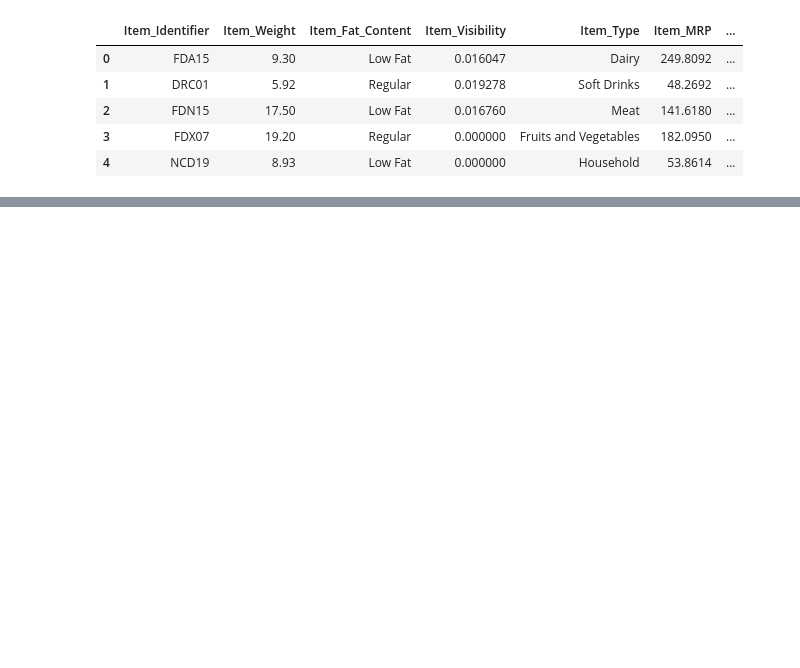
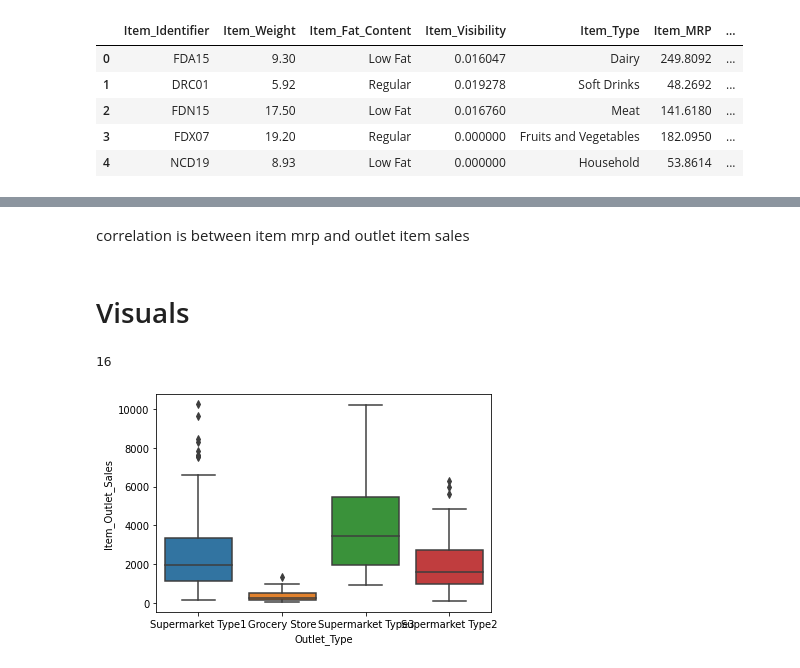
Before and after one commit to mariahjackson91/sales-predictions, a Jupyter notebook: Project_1_Final.ipynb, the cells around one changed output, grey strips where cells are left out. Drawn from its saved outputs; the diff is of its cells as text; code cells hidden in the pictures; blank space fills up the shorter version.

```diff
--- a/Project_1_Final.ipynb
+++ b/Project_1_Final.ipynb
@@ -448,0 +181,14 @@ The R2 model performed best on the test set, therefore it is the best model to u
+# %% [markdown]
+correlation is between item mrp and outlet item sales
+# %% [markdown]
+# Visuals
+# %%
+len(df['Item_Type'].unique())
+# %% [output]
+16
+# %%
+df_dairy = df.loc[df['Item_Type']=='Dairy']
+# %%
+sns.boxplot(x='Outlet_Type', y='Item_Outlet_Sales', data=df_dairy);
+# %% [output]
+[figure, added]
```
Also changed, not shown: parts of 107 cells of this notebook.
